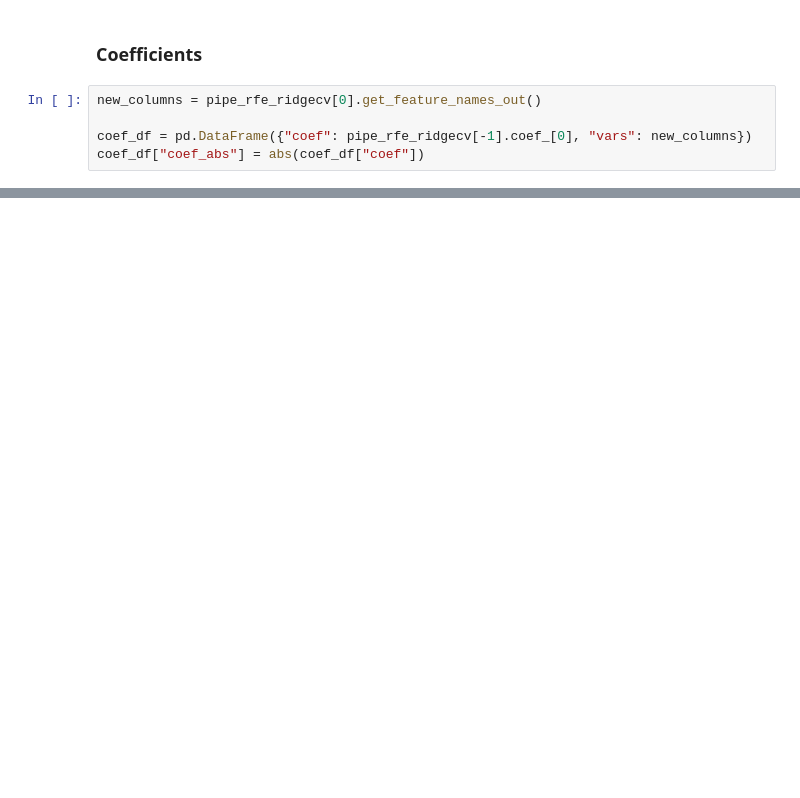
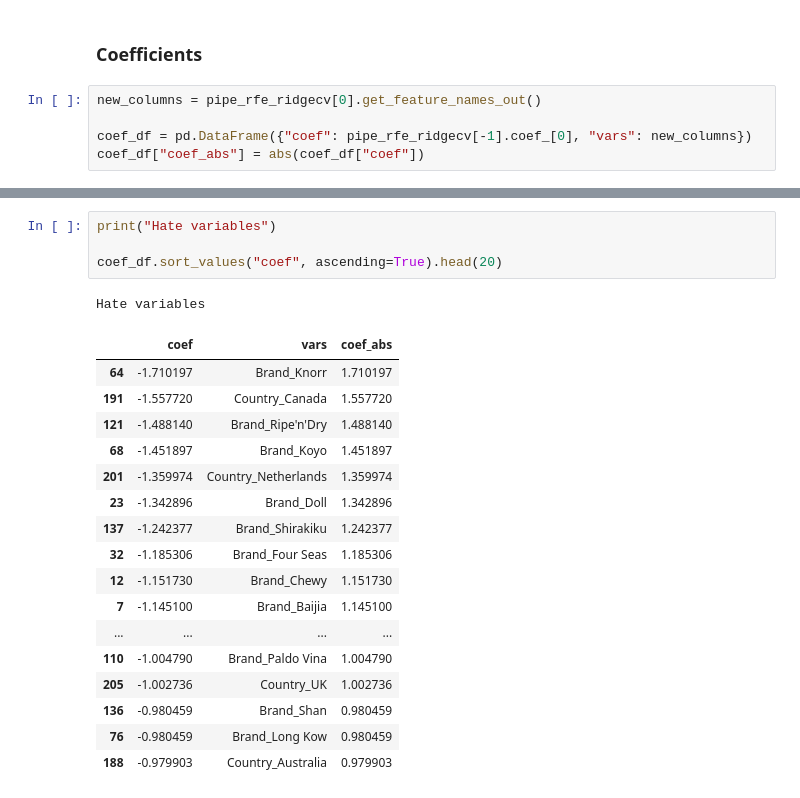
Before and after one commit to PANDASANG1231/522_Ramen, a Jupyter notebook: notebooks/04_1_wenjia_train_model.ipynb, the cells around one changed output, grey strips where cells are left out. Cells and saved outputs as stored; diff of their text form; blank space fills up the shorter version.

```diff
--- a/notebooks/04_1_wenjia_train_model.ipynb
+++ b/notebooks/04_1_wenjia_train_model.ipynb
@@ -269,0 +272,23 @@ coef_df.sort_values("coef_abs", ascending=False).head(20)
+# %%
+print("Hate variables")
+
+coef_df.sort_values("coef", ascending=True).head(20)
+# %% [output]
+Hate variables
+|  | coef | vars | coef_abs |
+| 64 | -1.710197 | Brand_Knorr | 1.710197 |
+| 191 | -1.557720 | Country_Canada | 1.557720 |
+| 121 | -1.488140 | Brand_Ripe'n'Dry | 1.488140 |
+| 68 | -1.451897 | Brand_Koyo | 1.451897 |
+| 201 | -1.359974 | Country_Netherlands | 1.359974 |
+| 23 | -1.342896 | Brand_Doll | 1.342896 |
+| 137 | -1.242377 | Brand_Shirakiku | 1.242377 |
+| 32 | -1.185306 | Brand_Four Seas | 1.185306 |
+| 12 | -1.151730 | Brand_Chewy | 1.151730 |
+| 7 | -1.145100 | Brand_Baijia | 1.145100 |
+| ... | ... | ... | ... |
+| 110 | -1.004790 | Brand_Paldo Vina | 1.004790 |
+| 205 | -1.002736 | Country_UK | 1.002736 |
+| 136 | -0.980459 | Brand_Shan | 0.980459 |
+| 76 | -0.980459 | Brand_Long Kow | 0.980459 |
+| 188 | -0.979903 | Country_Australia | 0.979903 |
```
Also changed, not shown: parts of 6 cells of this notebook.
